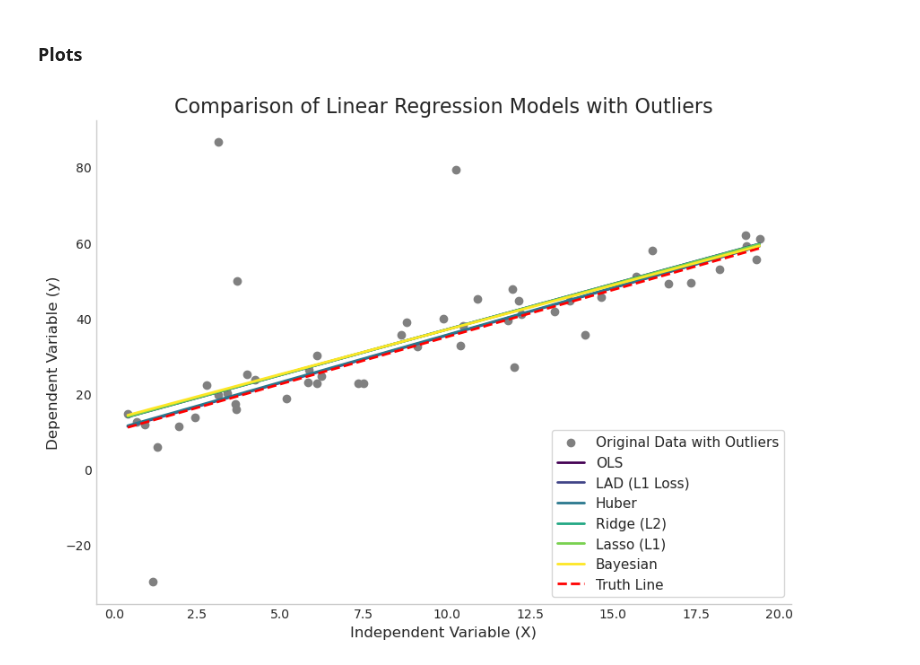
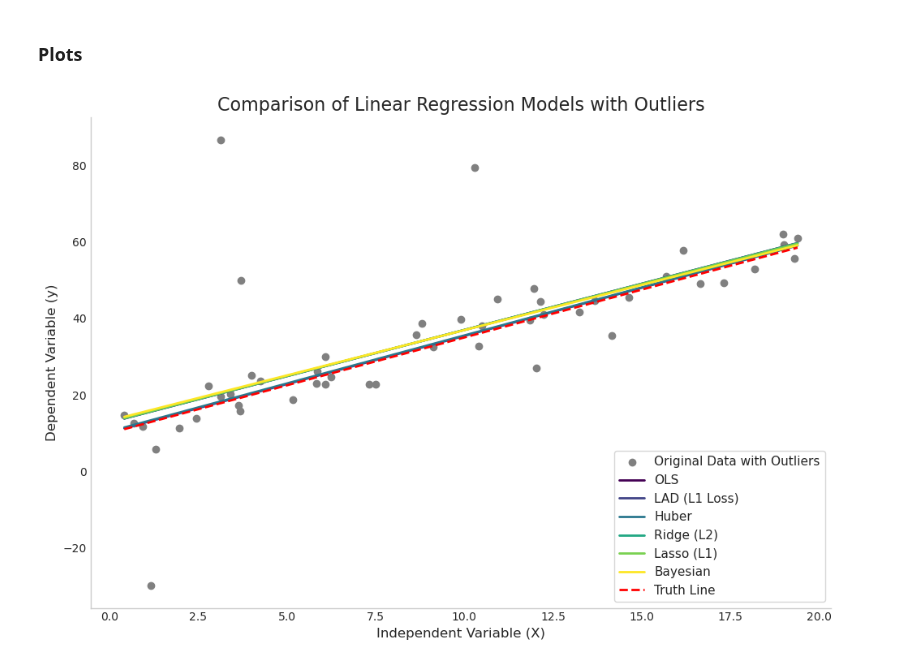
Before and after one commit to thiagoneye/master-machine_learning, a Jupyter notebook: src/linear_regression.ipynb, the cells around one changed output. Cells and saved outputs as stored; diff of their text form; code cells hidden in the pictures.

```diff
--- a/src/linear_regression.ipynb
+++ b/src/linear_regression.ipynb
@@ -82,31 +82,32 @@ plt.style.use("seaborn-v0_8-whitegrid")
 plt.figure(figsize=(10, 7))
 
 # Plot the original data (including outliers)
 plt.scatter(X, y, color="gray", marker="o", label="Original Data with Outliers")
 
 # Plot the regression line for each model
 colors = plt.cm.viridis(np.linspace(0, 1, len(models)))
 for i, (name, y_pred) in enumerate(predictions.items()):
     plt.plot(X, y_pred, color=colors[i], linestyle="-", linewidth=2, label=f"{name}")
 
 # Plot the true line (no noise and no outliers) for reference
 plt.plot(
     X,
     y_true,
     color="red",
     linestyle="--",
     linewidth=2,
     label="Truth Line",
 )
 
 # Chart Settings
 plt.title("Comparison of Linear Regression Models with Outliers", fontsize=16)
 plt.xlabel("Independent Variable (X)", fontsize=12)
 plt.ylabel("Dependent Variable (y)", fontsize=12)
 plt.legend(frameon=True, fontsize=11)
 plt.grid(False)
 ax = plt.gca()
 ax.spines["top"].set_visible(False)
 ax.spines["right"].set_visible(False)
+plt.tight_layout()
 # %% [output]
-[figure, old version]
+[figure, new version]
```
Also changed, not shown: 3 other files.
